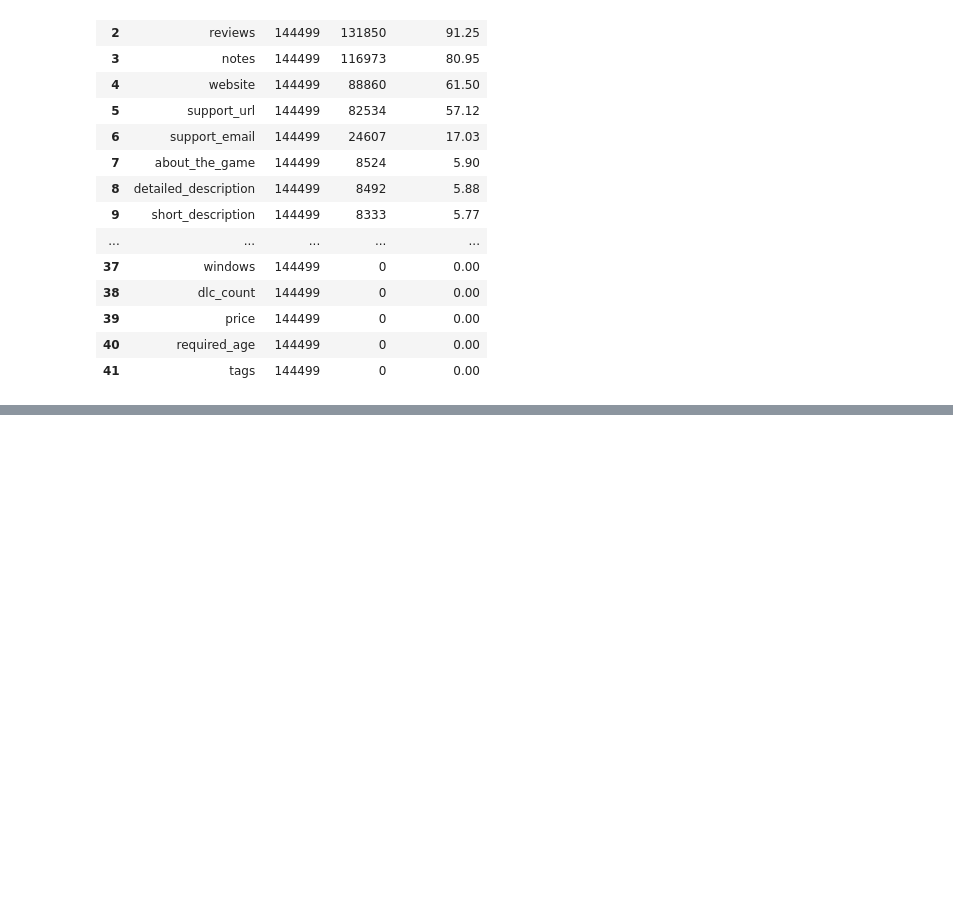
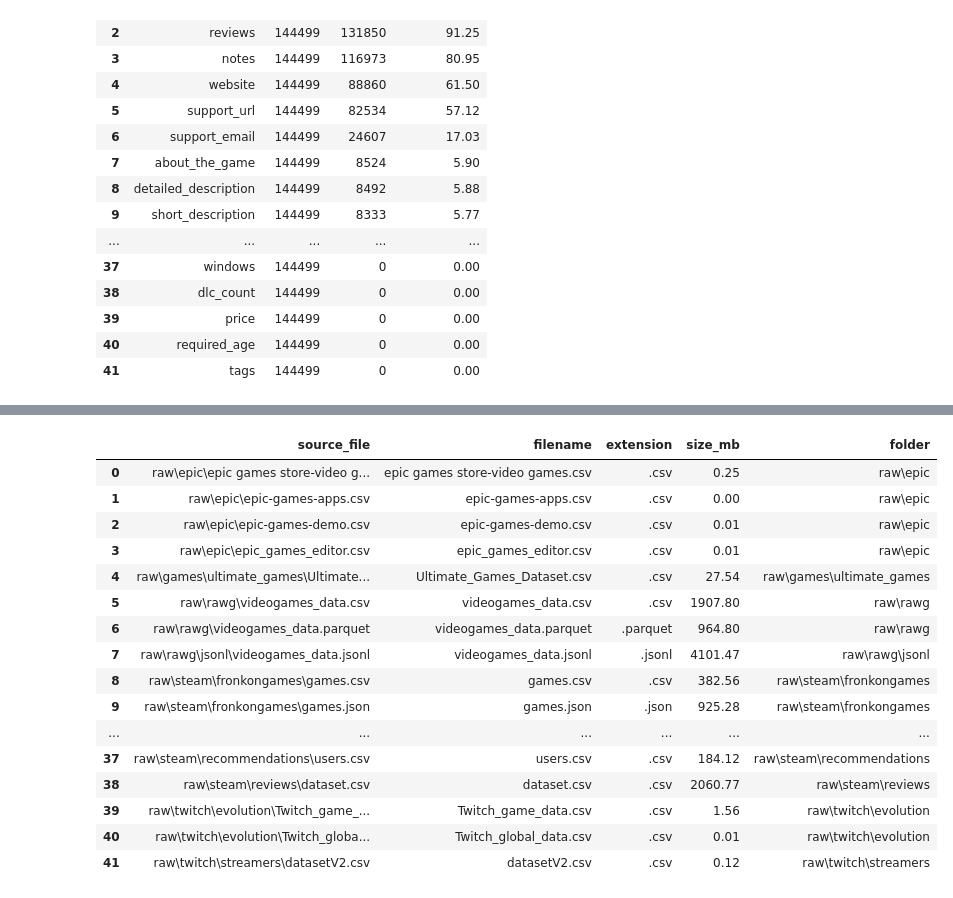
Before and after one commit to Dani-ldyaev/gaming-data-analysis, a Jupyter notebook: notebooks/02_data_preparation.ipynb, the cells around one changed output, grey strips where cells are left out. Drawn from its saved outputs; the diff is of its cells as text; code cells hidden in the pictures; blank space fills up the shorter version.

Commit message:
add realisation to 02 notebook

```diff
--- a/notebooks/02_data_preparation.ipynb
+++ b/notebooks/02_data_preparation.ipynb
@@ -725,0 +1171,13 @@ steam_missing_report.to_csv(
+# %%
+
+for dataset_name, path in PARQUET_FILES.items():
+    if not path.exists():
+        print(f"NOT FOUND: {dataset_name}")
+        continue
+
+    table = pq.read_schema(path)
+
+    print(f"\n{'=' * 60}")
+    print(dataset_name)
+    print(f"Размер: {path.stat().st_size / 1024**2:.2f} MB")
+    print(table)
@@ -725,0 +1431,59 @@ steam_missing_report.to_csv(
+# %%
+
+from pathlib import Path
+import pandas as pd
+
+PROJECT_ROOT = Path.cwd()
+if PROJECT_ROOT.name == "notebooks":
+    PROJECT_ROOT = PROJECT_ROOT.parent
+
+RAW_DIR = PROJECT_ROOT / "raw"
+REPORTS_DIR = PROJECT_ROOT / "docs" / "data_quality"
+REPORTS_DIR.mkdir(parents=True, exist_ok=True)
+
+files = []
+
+for path in RAW_DIR.rglob("*"):
+    if not path.is_file():
+        continue
+
+    files.append({
+        "source_file": str(path.relative_to(PROJECT_ROOT)),
+        "filename": path.name,
+        "extension": path.suffix.lower() or "[без расширения]",
+        "size_mb": round(path.stat().st_size / 1024**2, 2),
+        "folder": str(path.parent.relative_to(PROJECT_ROOT)),
+    })
+
+raw_inventory = pd.DataFrame(files)
+
+if not raw_inventory.empty:
+    raw_inventory = raw_inventory.sort_values(
+        ["folder", "filename"]
+    ).reset_index(drop=True)
+
+raw_inventory.to_csv(
+    REPORTS_DIR / "raw_inventory.csv",
+    index=False,
+    encoding="utf-8-sig",
+)
+
+print("Всего файлов в raw:", len(raw_inventory))
+
+if not raw_inventory.empty:
+    print("\nФайлы по расширениям:")
+    display(
+        raw_inventory.groupby("extension")
+        .agg(
+            files=("filename", "count"),
+            total_size_mb=("size_mb", "sum"),
+        )
+        .reset_index()
+        .sort_values("files", ascending=False)
+    )
+
+    print("\nПолный каталог:")
+    display(raw_inventory)
+
+print("\nОтчёт сохранён в docs/data_quality/raw_inventory.csv")
+# %% [output]
@@ -725,0 +1500,17 @@ steam_missing_report.to_csv(
+|  | source_file | filename | extension | size_mb | folder |
+| 0 | raw\epic\epic games store-video g... | epic games store-video games.csv | .csv | 0.25 | raw\epic |
+| 1 | raw\epic\epic-games-apps.csv | epic-games-apps.csv | .csv | 0.00 | raw\epic |
+| 2 | raw\epic\epic-games-demo.csv | epic-games-demo.csv | .csv | 0.01 | raw\epic |
+| 3 | raw\epic\epic_games_editor.csv | epic_games_editor.csv | .csv | 0.01 | raw\epic |
+| 4 | raw\games\ultimate_games\Ultimate... | Ultimate_Games_Dataset.csv | .csv | 27.54 | raw\games\ultimate_games |
+| 5 | raw\rawg\videogames_data.csv | videogames_data.csv | .csv | 1907.80 | raw\rawg |
+| 6 | raw\rawg\videogames_data.parquet | videogames_data.parquet | .parquet | 964.80 | raw\rawg |
+| 7 | raw\rawg\jsonl\videogames_data.jsonl | videogames_data.jsonl | .jsonl | 4101.47 | raw\rawg\jsonl |
+| 8 | raw\steam\fronkongames\games.csv | games.csv | .csv | 382.56 | raw\steam\fronkongames |
+| 9 | raw\steam\fronkongames\games.json | games.json | .json | 925.28 | raw\steam\fronkongames |
+| ... | ... | ... | ... | ... | ... |
+| 37 | raw\steam\recommendations\users.csv | users.csv | .csv | 184.12 | raw\steam\recommendations |
+| 38 | raw\steam\reviews\dataset.csv | dataset.csv | .csv | 2060.77 | raw\steam\reviews |
+| 39 | raw\twitch\evolution\Twitch_game_... | Twitch_game_data.csv | .csv | 1.56 | raw\twitch\evolution |
+| 40 | raw\twitch\evolution\Twitch_globa... | Twitch_global_data.csv | .csv | 0.01 | raw\twitch\evolution |
+| 41 | raw\twitch\streamers\datasetV2.csv | datasetV2.csv | .csv | 0.12 | raw\twitch\streamers |
```
Also changed, not shown: parts of 20 cells of this notebook, 10 other files.
